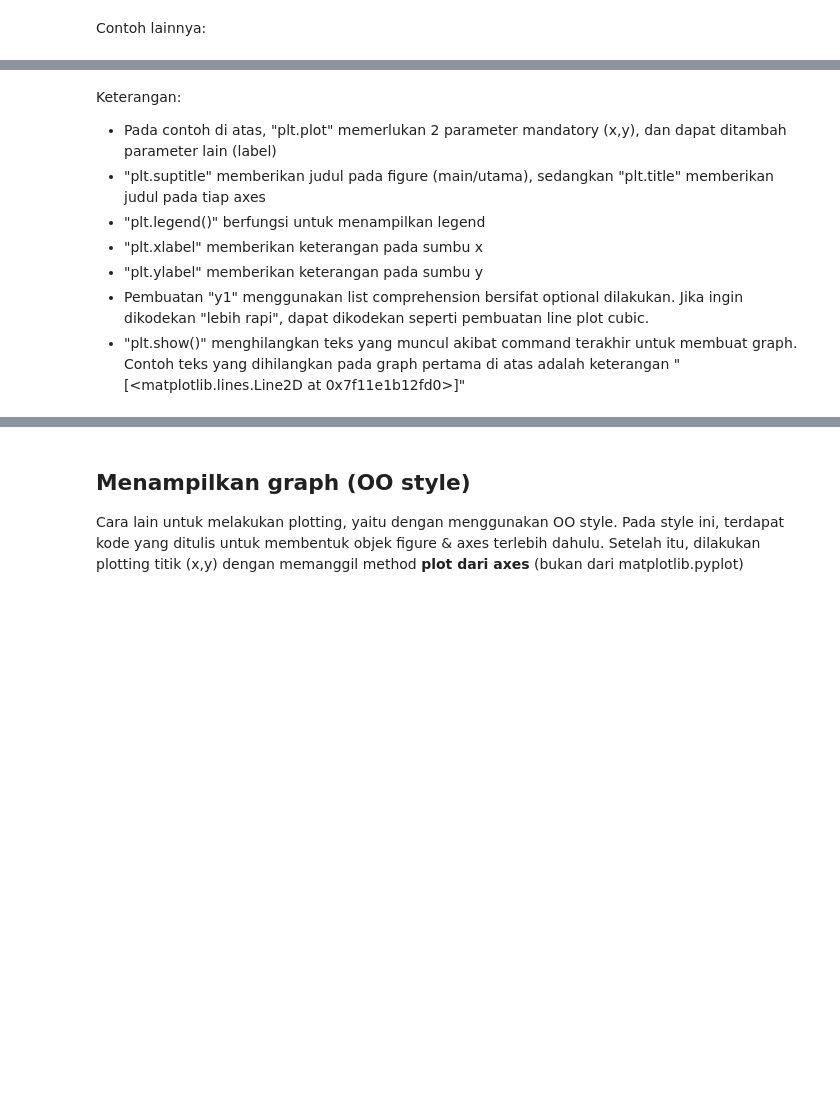
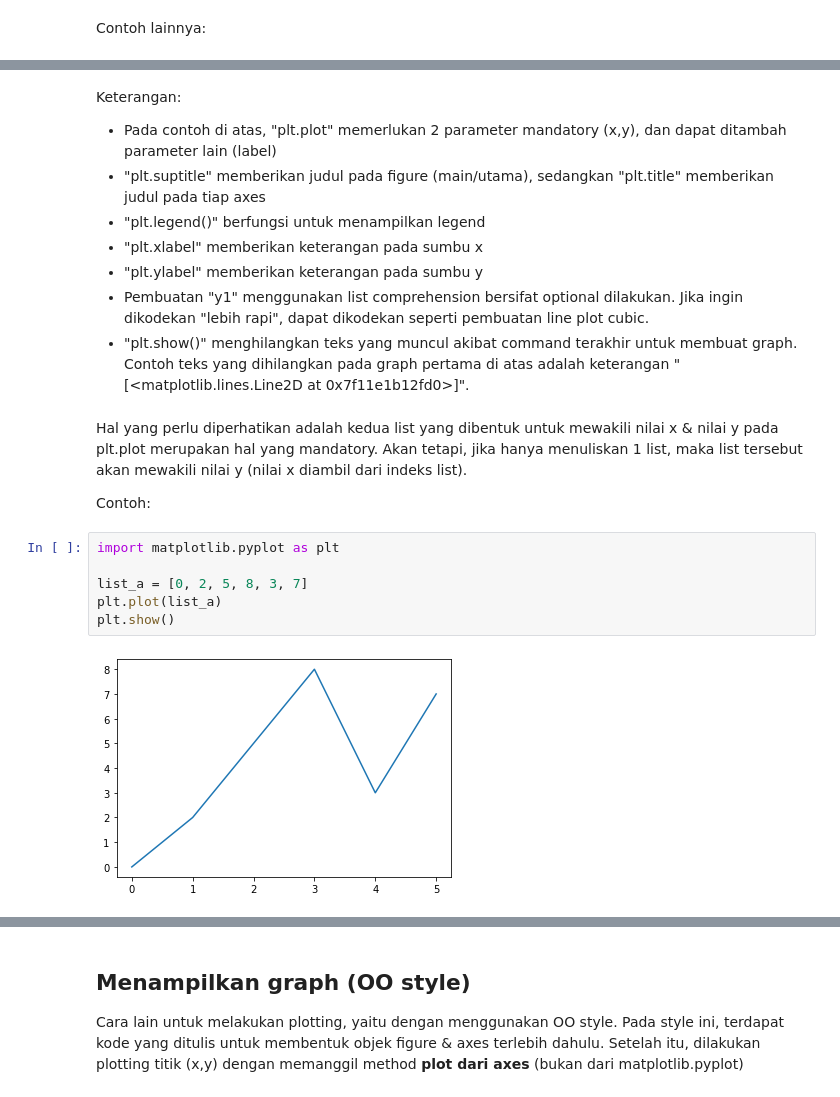
Before and after one commit to golchafun/matplotlib-tutor-note-id, a Jupyter notebook: PengenalanMatplotlib.ipynb, the cells around one changed output, grey strips where cells are left out. Drawn from its saved outputs; the diff is of its cells as text; blank space fills up the shorter version.

Commit message:
update content, add plot using 1 list only

```diff
--- a/PengenalanMatplotlib.ipynb
+++ b/PengenalanMatplotlib.ipynb
@@ -93,4 +91,16 @@ Keterangan:
 * "plt.xlabel" memberikan keterangan pada sumbu x
 * "plt.ylabel" memberikan keterangan pada sumbu y
 * Pembuatan "y1" menggunakan list comprehension bersifat optional dilakukan. Jika ingin dikodekan "lebih rapi", dapat dikodekan seperti pembuatan line plot cubic.
-* "plt.show()" menghilangkan teks yang muncul akibat command terakhir untuk membuat graph. Contoh teks yang dihilangkan pada graph pertama di atas adalah keterangan "[<matplotlib.lines.Line2D at 0x7f11e1b12fd0>]"
+* "plt.show()" menghilangkan teks yang muncul akibat command terakhir untuk membuat graph. Contoh teks yang dihilangkan pada graph pertama di atas adalah keterangan "[<matplotlib.lines.Line2D at 0x7f11e1b12fd0>]".
+# %% [markdown]
+Hal yang perlu diperhatikan adalah kedua list yang dibentuk untuk mewakili nilai x & nilai y pada plt.plot merupakan hal yang mandatory. Akan tetapi, jika hanya menuliskan 1 list, maka list tersebut akan mewakili nilai y (nilai x diambil dari indeks list).
+
+Contoh:
+# %%
+import matplotlib.pyplot as plt
+
+list_a = [0, 2, 5, 8, 3, 7]
+plt.plot(list_a)
+plt.show()
+# %% [output]
+[figure, added]
```
Also changed, not shown: parts of 3 cells of this notebook.
